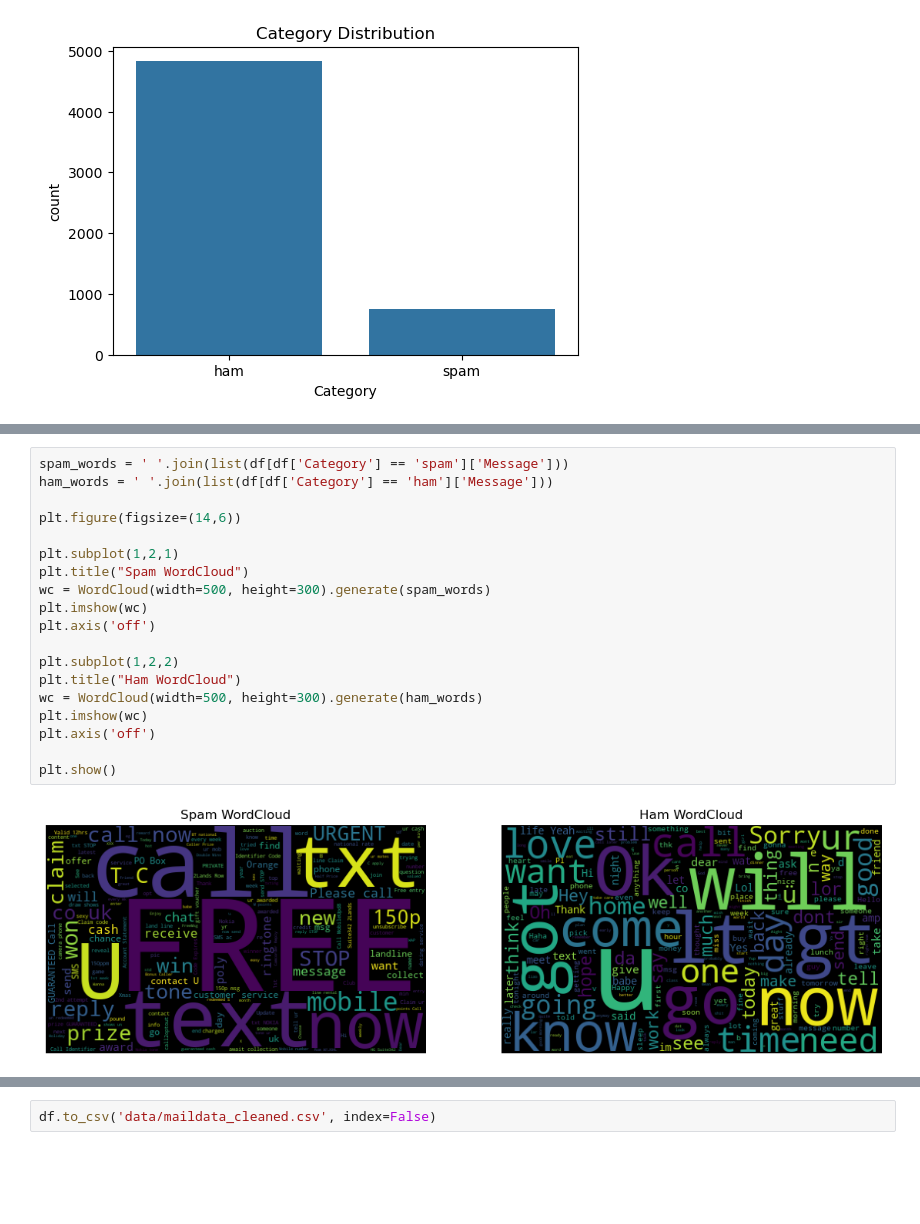
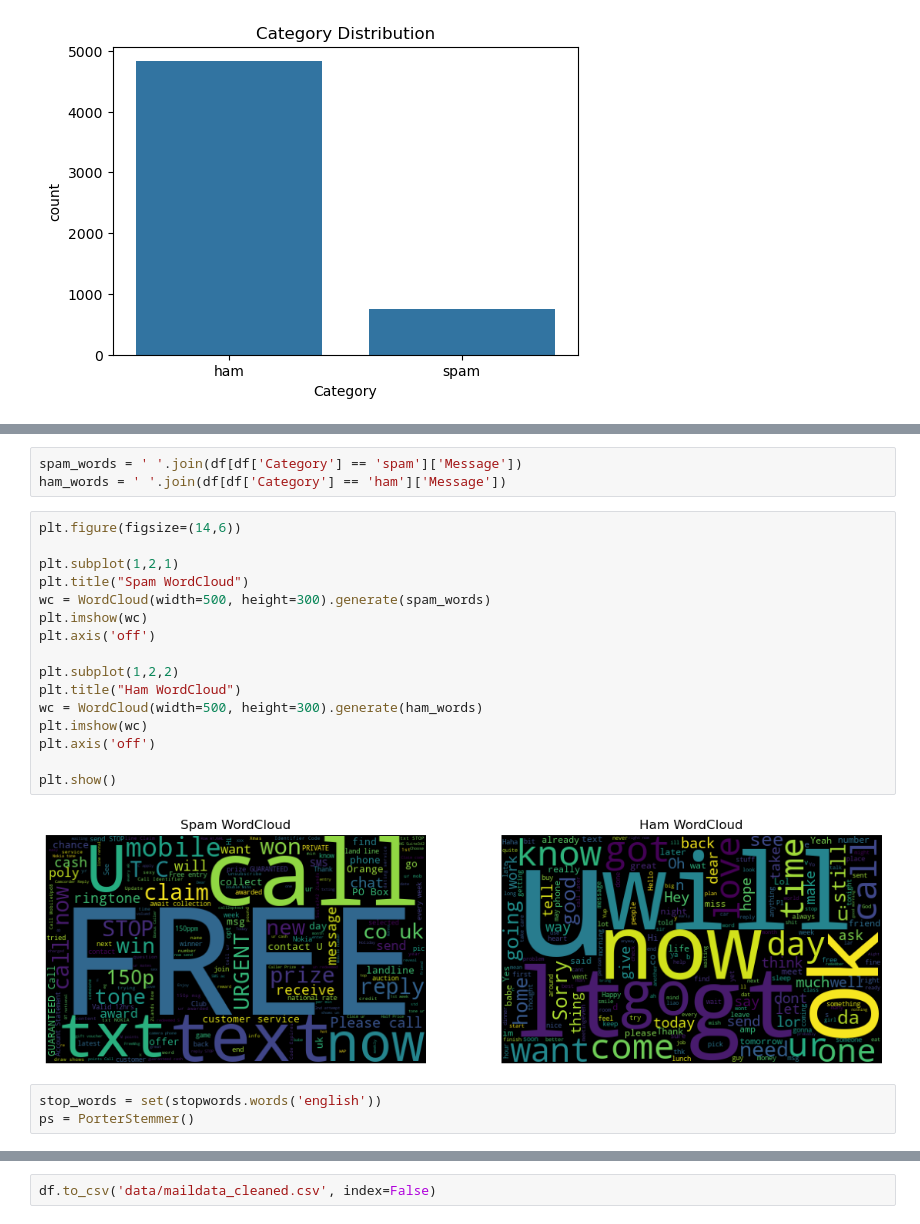
Before and after one commit to saraniz/spam_detection, a Jupyter notebook: notebooks/FC212007_Nishadi Wickramaarachchi/EDA_Naive_Bayes.ipynb, the cells around one changed output, grey strips where cells are left out. Cells and saved outputs as stored; diff of their text form; blank space fills up the shorter version.

```diff
--- a/notebooks/FC212007_Nishadi Wickramaarachchi/EDA_Naive_Bayes.ipynb
+++ b/notebooks/FC212007_Nishadi Wickramaarachchi/EDA_Naive_Bayes.ipynb
@@ -63,25 +52,28 @@ plt.ylabel("Count")
 plt.show()
 # %% [output]
 [figure]
+# %%
+spam_words = ' '.join(df[df['Category'] == 'spam']['Message'])
+ham_words = ' '.join(df[df['Category'] == 'ham']['Message'])
 # %%
-spam_words = ' '.join(list(df[df['Category'] == 'spam']['Message']))
-ham_words = ' '.join(list(df[df['Category'] == 'ham']['Message']))
-
 plt.figure(figsize=(14,6))
 
 plt.subplot(1,2,1)
 plt.title("Spam WordCloud")
 wc = WordCloud(width=500, height=300).generate(spam_words)
 plt.imshow(wc)
 plt.axis('off')
 
 plt.subplot(1,2,2)
 plt.title("Ham WordCloud")
 wc = WordCloud(width=500, height=300).generate(ham_words)
 plt.imshow(wc)
 plt.axis('off')
 
 plt.show()
 # %% [output]
-[figure, old version]
+[figure, new version]
+# %%
+stop_words = set(stopwords.words('english'))
+ps = PorterStemmer()
 # %%
```
Also changed, not shown: parts of 8 cells of this notebook, 3 other files.
